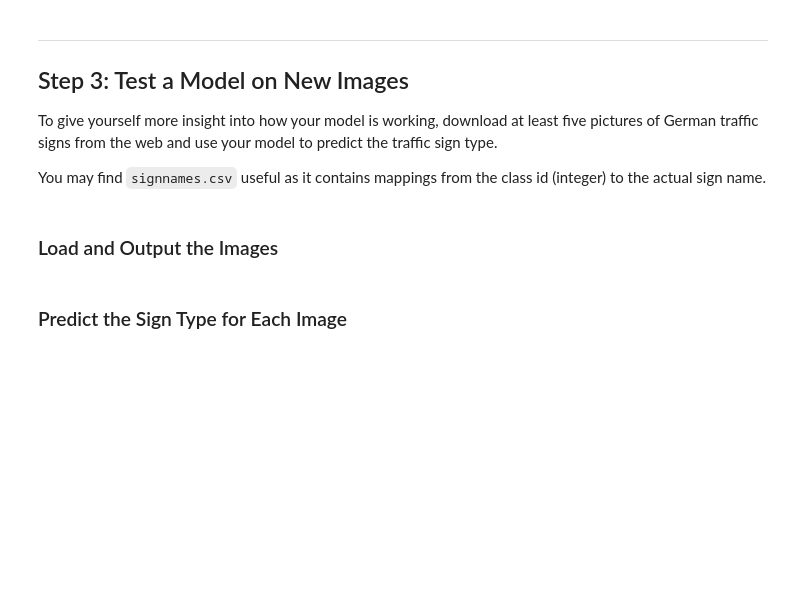
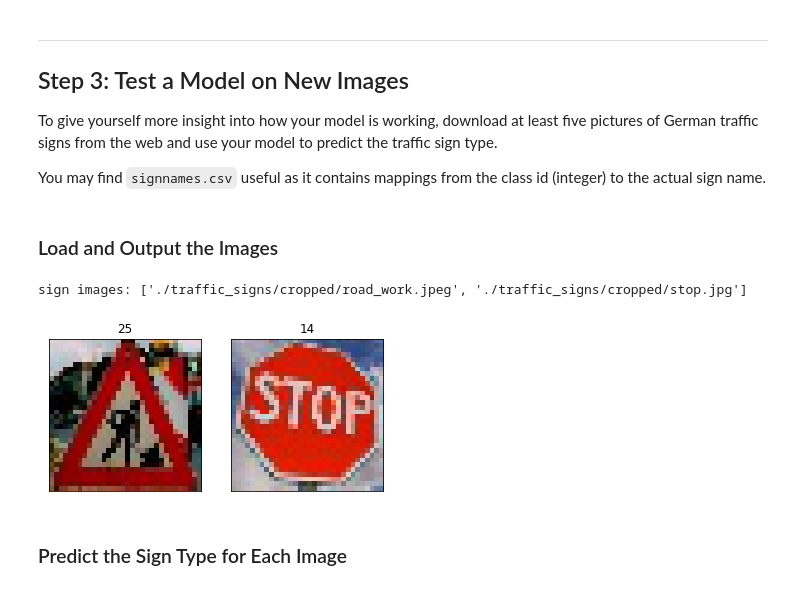
Before and after one commit to BusAI-Self-Driving-Car/Udacity-Self-Driving-Car-Engineer-Nanodegree, a Jupyter notebook: Term1-proj2-Traffic-Sign-Classifier/Traffic_Sign_Classifier.ipynb, the cells around one changed output. Cells and saved outputs as stored; diff of their text form; code cells hidden in the pictures; blank space fills up the shorter version.

```diff
--- a/Term1-proj2-Traffic-Sign-Classifier/Traffic_Sign_Classifier.ipynb
+++ b/Term1-proj2-Traffic-Sign-Classifier/Traffic_Sign_Classifier.ipynb
@@ -175,3 +473,26 @@ You may find `signnames.csv` useful as it contains mappings from the class id (i
+# %%
+import os
+
+### Load the images and plot them here.
+### Feel free to use as many code cells as needed.
+dir_traffic_signs = "./traffic_signs/cropped"
+
+sign_images = [os.path.join(dir_traffic_signs, f) for f in os.listdir(dir_traffic_signs)]
+print ("sign images: {}".format(sign_images))
+sign_imgs = np.array([cv2.cvtColor(cv2.imread(f), cv2.COLOR_BGR2RGB) for f in sign_images])
+
+sign_labels = [25, 14]
+
+fig, axarray = plt.subplots(1, len(sign_imgs))
+for i, ax in enumerate(axarray.ravel()):
+    ax.imshow(sign_imgs[i])
+    ax.set_title('{}'.format(sign_labels[i]))
+    plt.setp(ax.get_xticklabels(), visible=False)
+    plt.setp(ax.get_yticklabels(), visible=False)
+    ax.set_xticks([]), ax.set_yticks([])
+# %% [output]
+sign images: ['./traffic_signs/cropped/road_work.jpeg', './traffic_signs/cropped/stop.jpg']
+[figure, added]
 # %% [markdown]
 ### Predict the Sign Type for Each Image
 # %%
```
Also changed, not shown: parts of 10 cells of this notebook, 2 other files.
